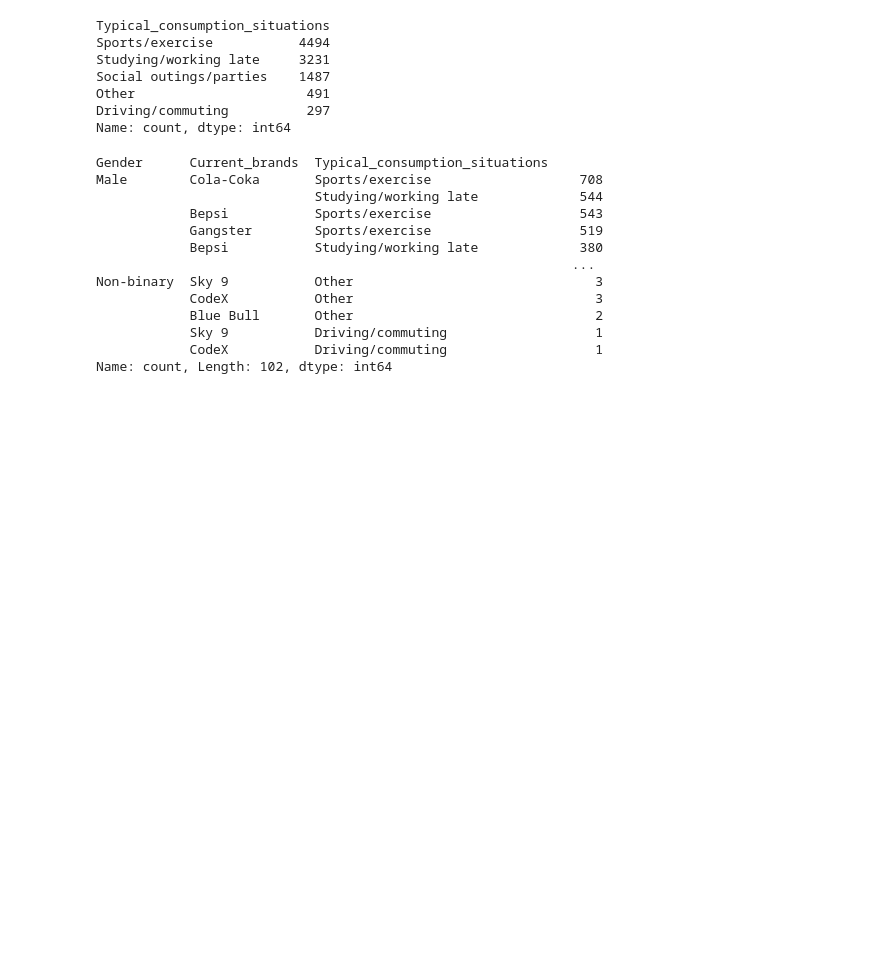
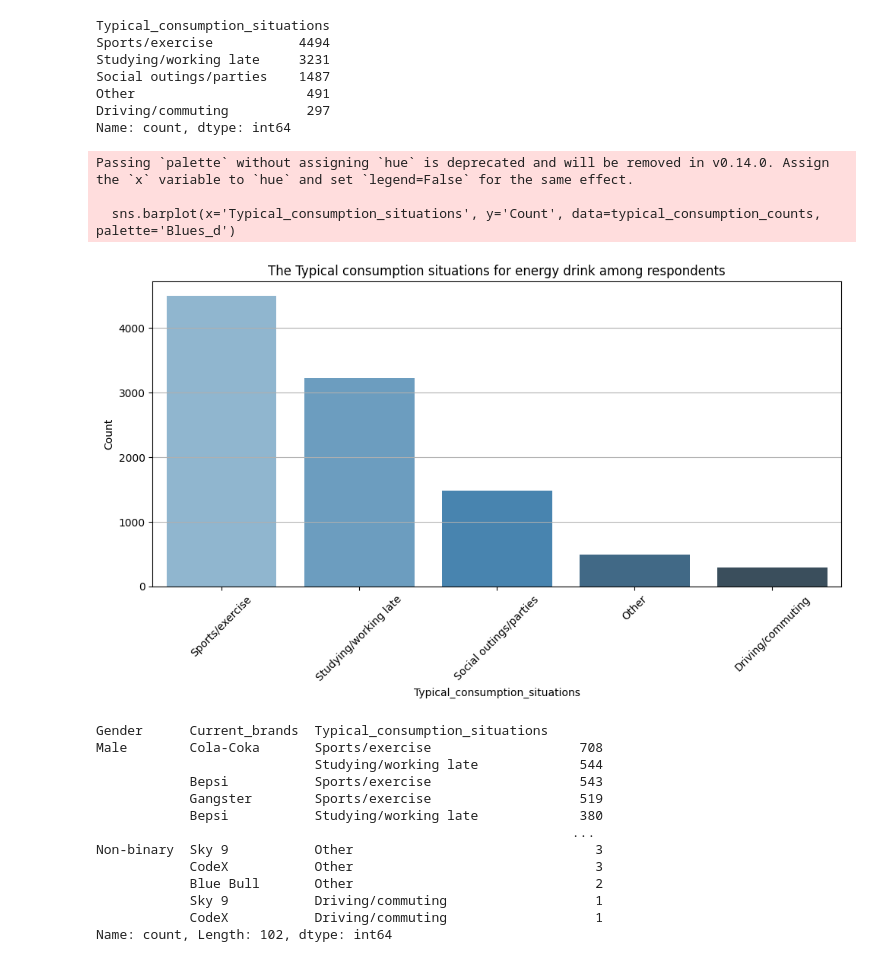
Before and after one commit to ambreenraheem/mycomplete_resume_project, a Jupyter notebook: mycomplete_data_analysis.ipynb, the cells around one changed output. Drawn from its saved outputs; the diff is of its cells as text; code cells hidden in the pictures; blank space fills up the shorter version.

```diff
--- a/mycomplete_data_analysis.ipynb
+++ b/mycomplete_data_analysis.ipynb
@@ -750,6 +822,28 @@ Social outings/parties    1487
 Other                      491
 Driving/commuting          297
 Name: count, dtype: int64
+# %%
+typical_consumption_counts = df1['Typical_consumption_situations'].value_counts().reset_index()
+typical_consumption_counts.columns = ['Typical_consumption_situations', 'Count']
+
+# Plotting
+import seaborn as sns
+plt.figure(figsize=(10, 6))
+sns.barplot(x='Typical_consumption_situations', y='Count', data=typical_consumption_counts, palette='Blues_d')
+plt.title('The Typical consumption situations for energy drink among respondents')
+plt.xlabel('Typical_consumption_situations')
+plt.ylabel('Count')
+plt.xticks(rotation=45)
+plt.grid(axis='y')
+
+# Show the plot
+plt.tight_layout()
+plt.show()
+# %% [output]
+Passing `palette` without assigning `hue` is deprecated and will be removed in v0.14.0. Assign the `x` variable to `hue` and set `legend=False` for the same effect.
+
+  sns.barplot(x='Typical_consumption_situations', y='Count', data=typical_consumption_counts, palette='Blues_d')
+[figure, added]
 # %%
 typical_consumption.value_counts(['Gender', 'Current_brands','Typical_consumption_situations'])
 # %% [output]
```
Also changed, not shown: parts of 12 cells of this notebook, 7 other files.
